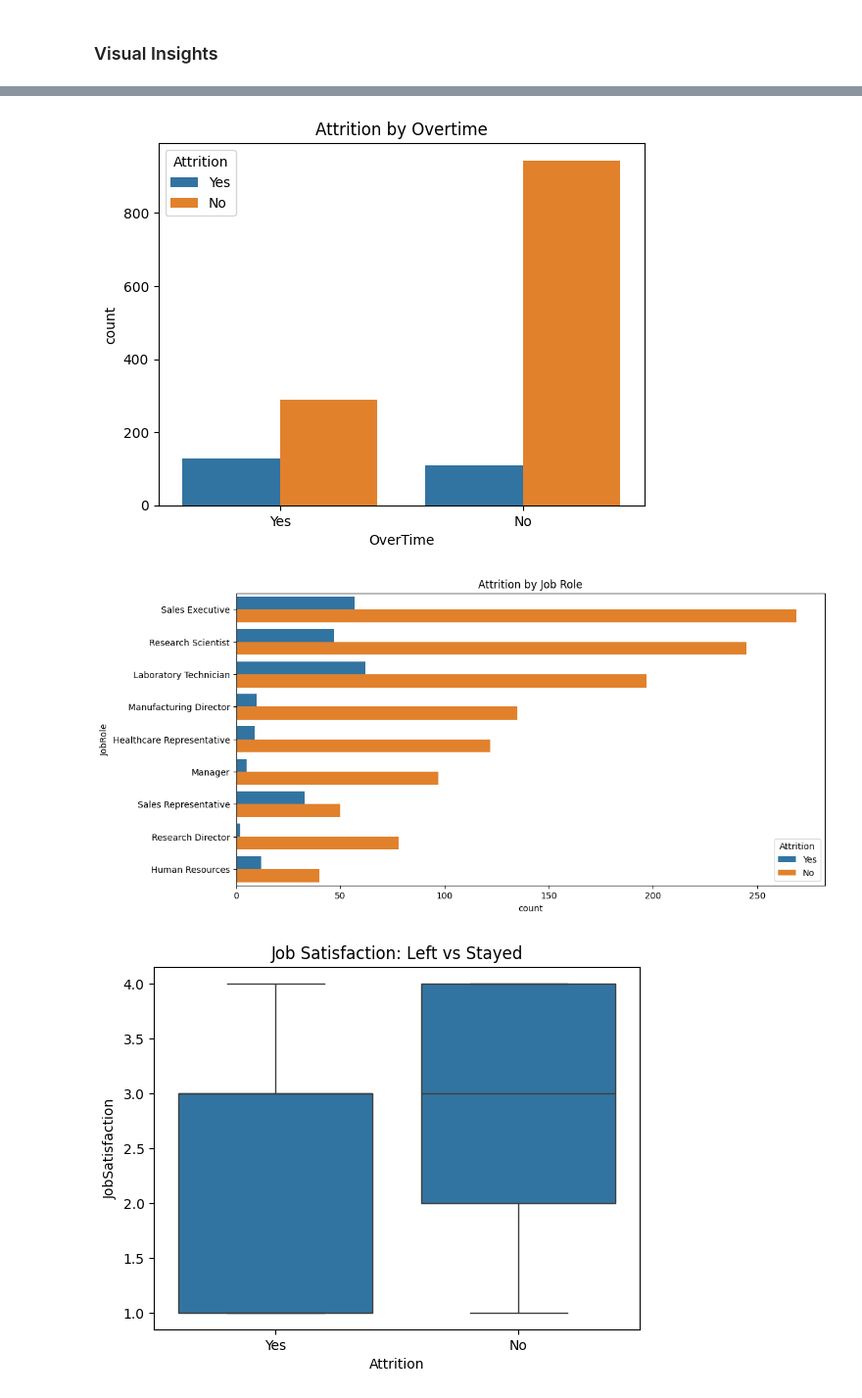
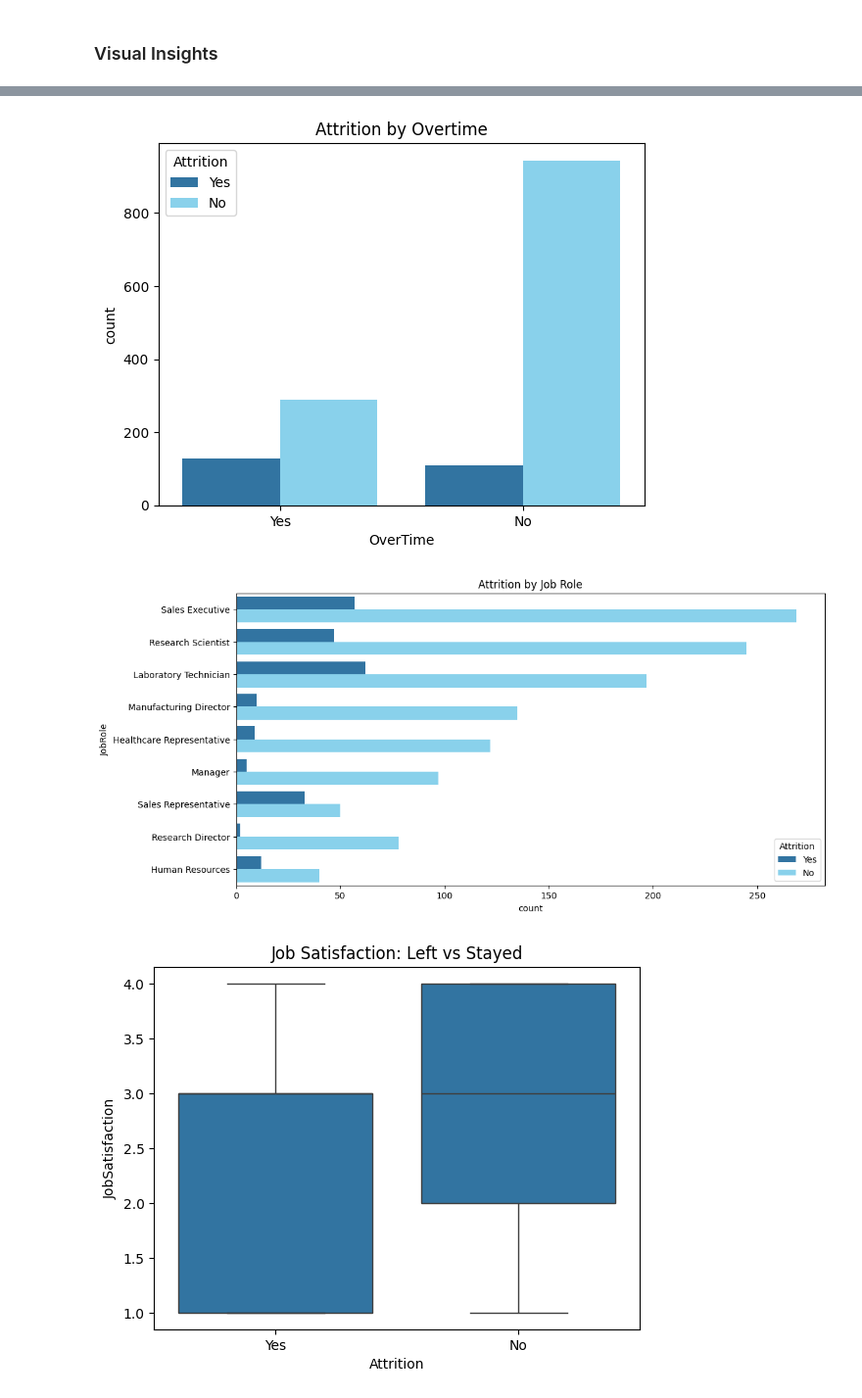
Before and after one commit to Rawan-Sotohy/HR-Attrition-Insights, a Jupyter notebook: notebook/HR_Attrition_Analysis.ipynb, the cells around one changed output, grey strips where cells are left out. Shown at 98% size. Cells and saved outputs as stored; diff of their text form; code cells hidden in the pictures.

```diff
--- a/notebook/HR_Attrition_Analysis.ipynb
+++ b/notebook/HR_Attrition_Analysis.ipynb
@@ -23,7 +23,7 @@ import warnings
 warnings.filterwarnings('ignore')
 # %%
 # Load Dataset
-df = pd.read_csv('../Data/HR-Employee-Attrition.csv')
+df = pd.read_csv('../data/HR-Employee-Attrition.csv')
 df.head()
 # %% [output]
 |  | Age | Attrition | BusinessTravel | DailyRate | Department | DistanceFromHome | Education | ... |
@@ -168,18 +168,18 @@ plt.show()
 # %%
 # Attrition vs OverTime
-sns.countplot(data=df, x='OverTime', hue='Attrition')
+sns.countplot(data=df, x='OverTime', hue='Attrition',palette={'Yes': "#1f77b4", 'No': "#79d9fb"})
 plt.title("Attrition by Overtime")
 plt.show()
 # %% [output]
-[figure, old version]
+[figure, new version]
 # %%
 # Attrition by Job Role
 plt.figure(figsize=(12,6))
-sns.countplot(data=df, y='JobRole', hue='Attrition')
+sns.countplot(data=df, y='JobRole', hue='Attrition',palette={'Yes': "#1f77b4", 'No': "#79d9fb"})
 plt.title("Attrition by Job Role")
 plt.show()
 # %% [output]
-[figure, old version]
+[figure, new version]
 # %%
 # Job Satisfaction vs Attrition
 sns.boxplot(data=df, x='Attrition', y='JobSatisfaction')
```
Also changed, not shown: parts of 2 cells of this notebook, 2 other files.
